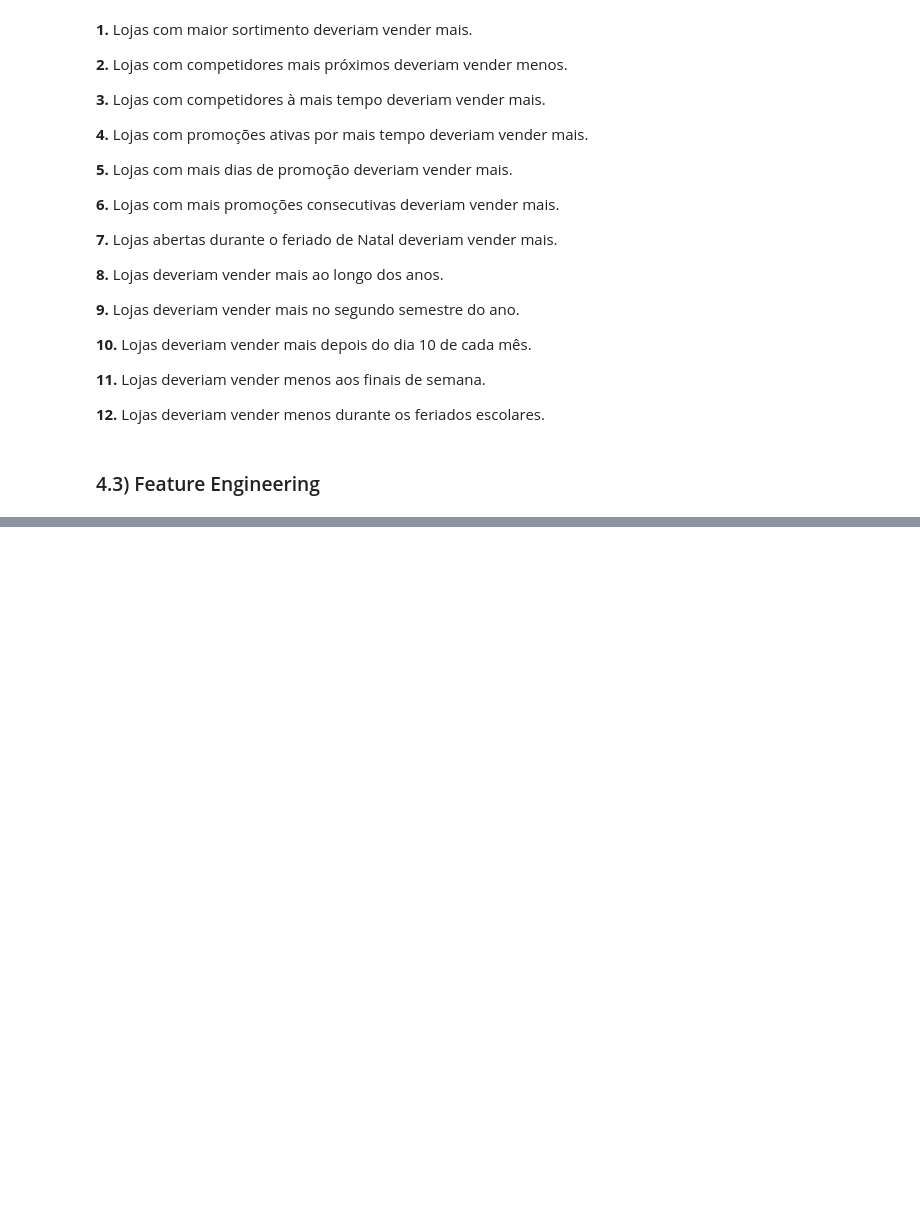
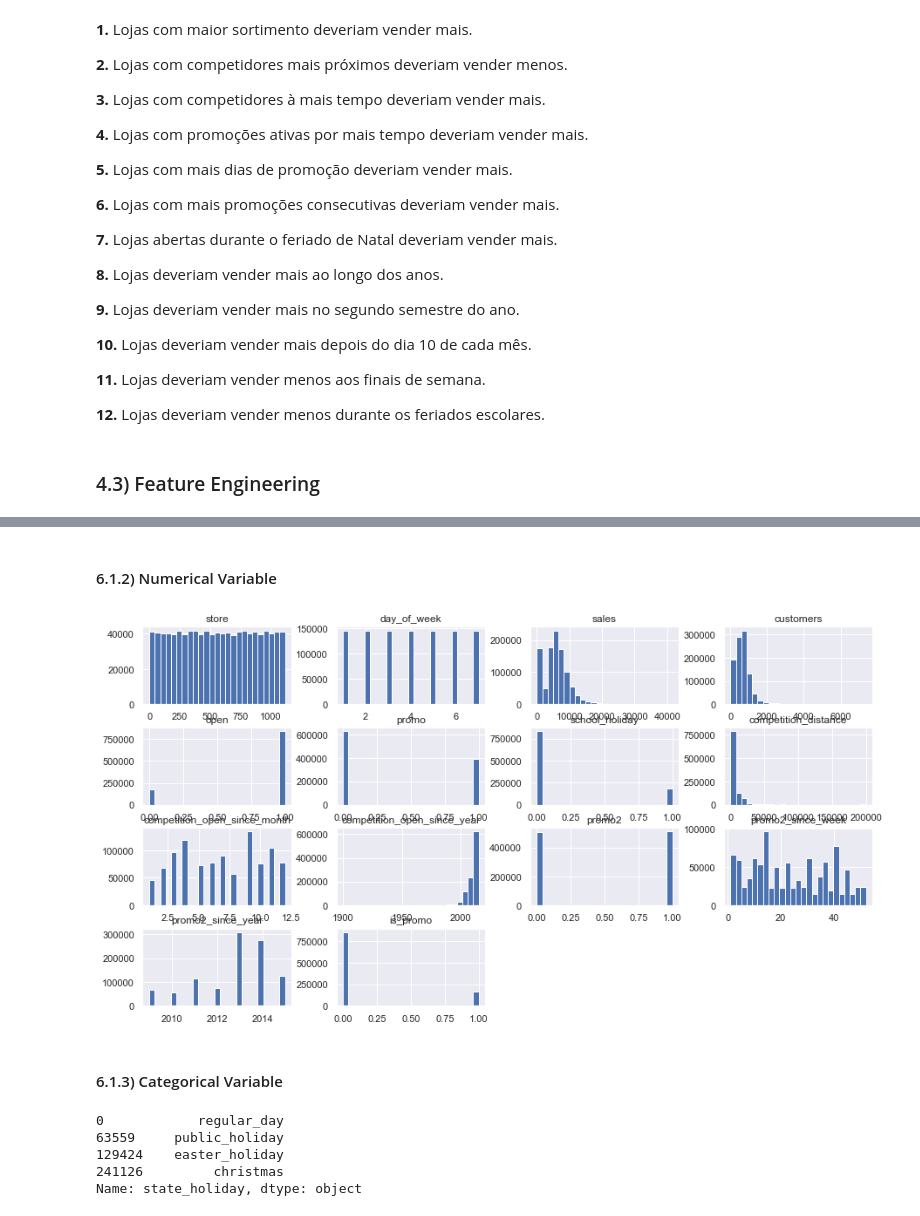
Before and after one commit to jaohenritm/Rossman, a Jupyter notebook: store_sales_prediction.ipynb, the cells around one changed output, grey strips where cells are left out. Drawn from its saved outputs; the diff is of its cells as text; code cells hidden in the pictures; blank space fills up the shorter version.

```diff
--- a/store_sales_prediction.ipynb
+++ b/store_sales_prediction.ipynb
@@ -359,0 +389,16 @@ Name: state_holiday, Length: 1017209, dtype: object
+# %% [markdown]
+#### 6.1.2) Numerical Variable
+# %%
+num_attributes.hist(bins=25);
+# %% [output]
+[figure, added]
+# %% [markdown]
+#### 6.1.3) Categorical Variable
+# %%
+df4['state_holiday'].drop_duplicates()
+# %% [output]
+0            regular_day
+63559     public_holiday
+129424    easter_holiday
+241126         christmas
+Name: state_holiday, dtype: object
```
Also changed, not shown: parts of 29 cells of this notebook.
